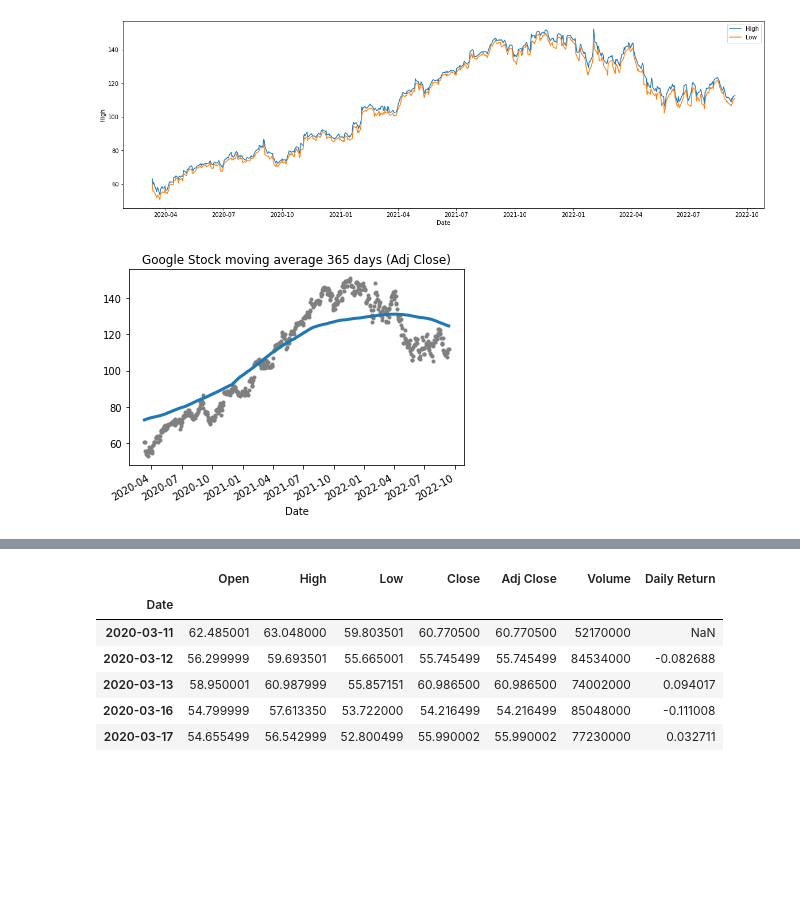
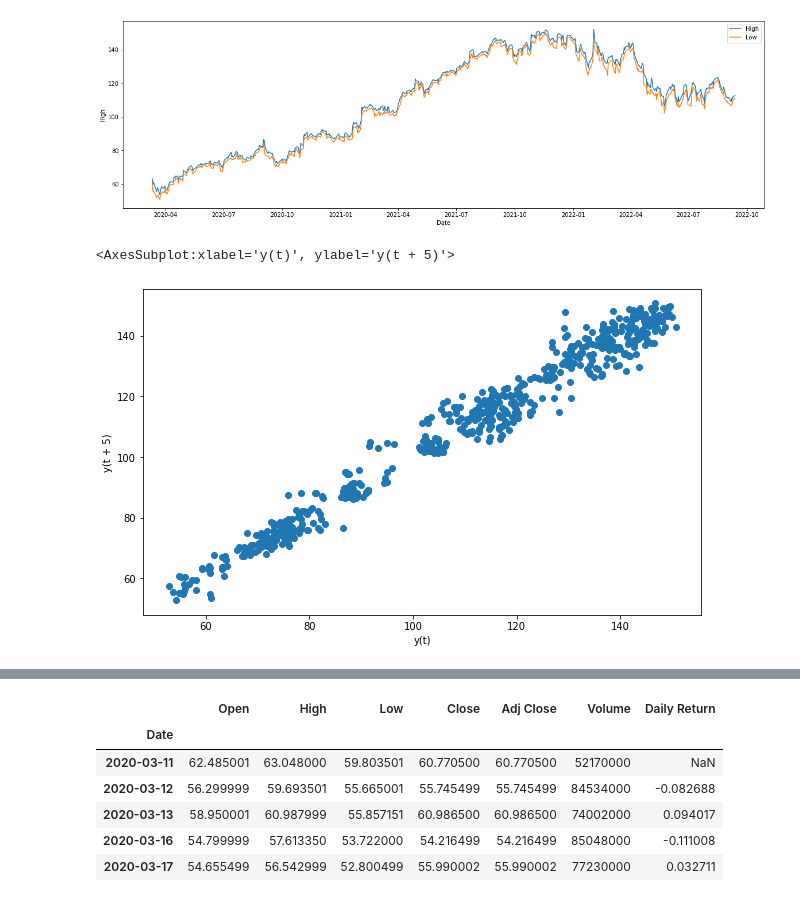
Before and after one commit to Zaki171/Google-Stock-Analysis-and-Predictions, a Jupyter notebook: google-stock-prices-eda.ipynb, the cells around one changed output, grey strips where cells are left out. Drawn from its saved outputs; the diff is of its cells as text; code cells hidden in the pictures; blank space fills up the shorter version.

```diff
--- a/google-stock-prices-eda.ipynb
+++ b/google-stock-prices-eda.ipynb
@@ -218,13 +247,10 @@ sns.lineplot(data = google_covid, y = 'Low', x = 'Date', label = 'Low')
 # %% [output]
 <AxesSubplot:xlabel='Date', ylabel='High'>
 [figure]
-# %%
-moving_average = google_covid['Adj Close'].rolling(
-    window=365,
-    center=True,
-    min_periods=183,
-).mean()
-ax = google_covid['Adj Close'].plot(style=".", color="0.5")
-moving_average.plot(ax=ax, linewidth=3, title="Google Stock moving average 365 days (Adj Close)", legend=False,);
-# %% [output]
-[figure, removed]
+# %%
+from pandas.plotting import lag_plot
+f, ax = plt.subplots(figsize=(10,6))
+lag_plot(google_covid['Adj Close'], lag = 5)
+# %% [output]
+<AxesSubplot:xlabel='y(t)', ylabel='y(t + 5)'>
+[figure, added]
```
Also changed, not shown: parts of 34 cells of this notebook.
